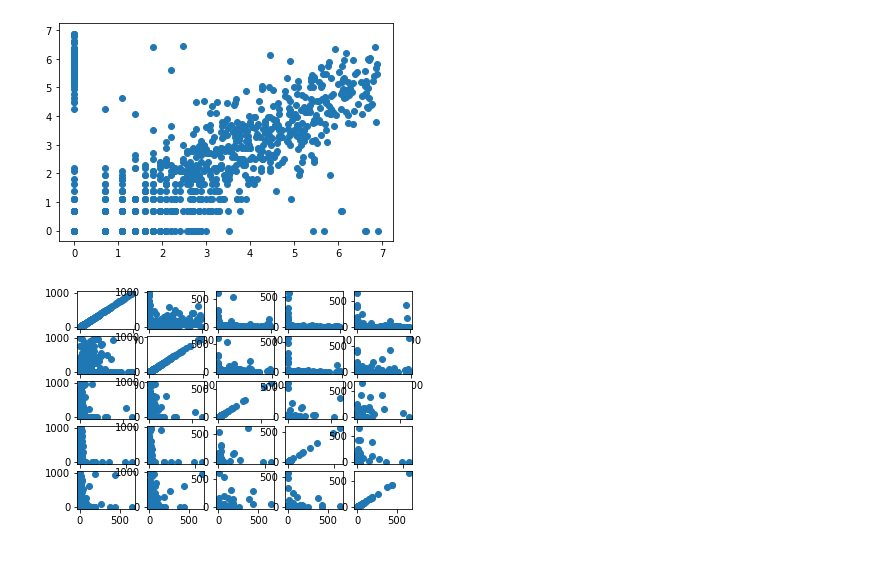
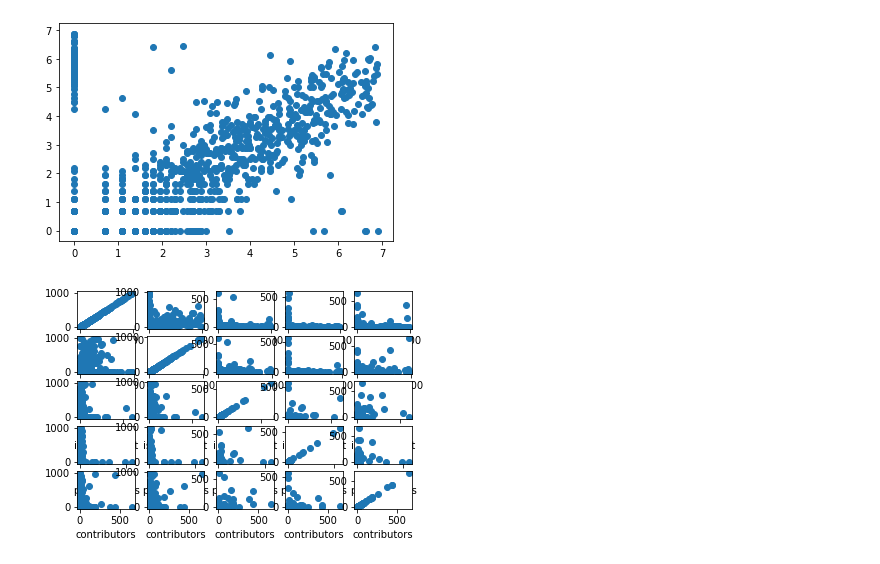
Before and after one commit to LeoLi1223/Beacon, a Jupyter notebook: preprocessing.ipynb, the cells around one changed output. Cells and saved outputs as stored; diff of their text form; code cells hidden in the pictures.

```diff
--- a/preprocessing.ipynb
+++ b/preprocessing.ipynb
@@ -161,17 +162,18 @@ plt.scatter(np.log(stars+1), np.log(forks+1))
 # %%
 # relateness between pairs of integer features
 stars = df['stars_count']
 forks = df['forks_count']
 issues = df['issues_count']
 pulls = df['pull_requests']
 contributors = df['contributors']
 choices = [stars, forks, issues, pulls, contributors]
-fig, ax = plt.subplots(5, 5)
+fig, axs = plt.subplots(5, 5)
 for i in range(5):
     for j in range(5):
-        ax[i, j] = ax[i, j].scatter(choices[i], choices[j])
+        axs[i, j].scatter(choices[i], choices[j])
+        axs[i, j].set(xlabel=choices[i].name)
 # %% [output]
-[figure, old version]
+[figure, new version]
 # %%
 def search_by_keyword(df, keyword):
     def filter(name):
```
Also changed, not shown: parts of 6 cells of this notebook, 1 other file.
